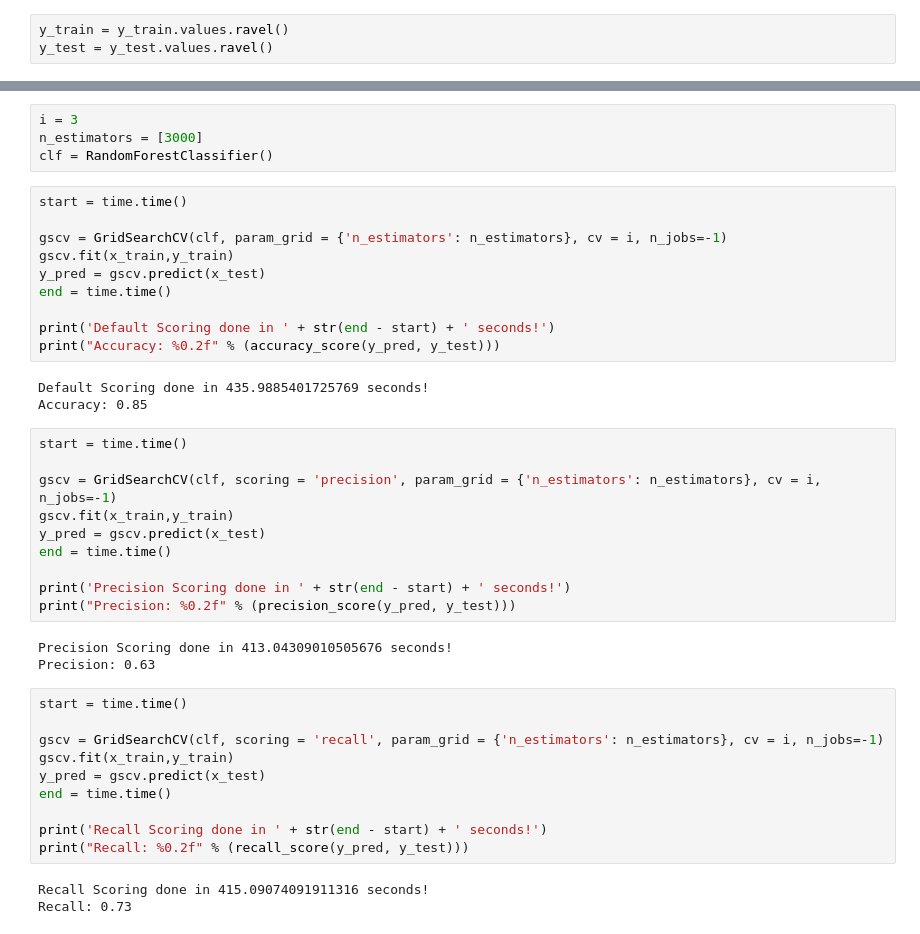
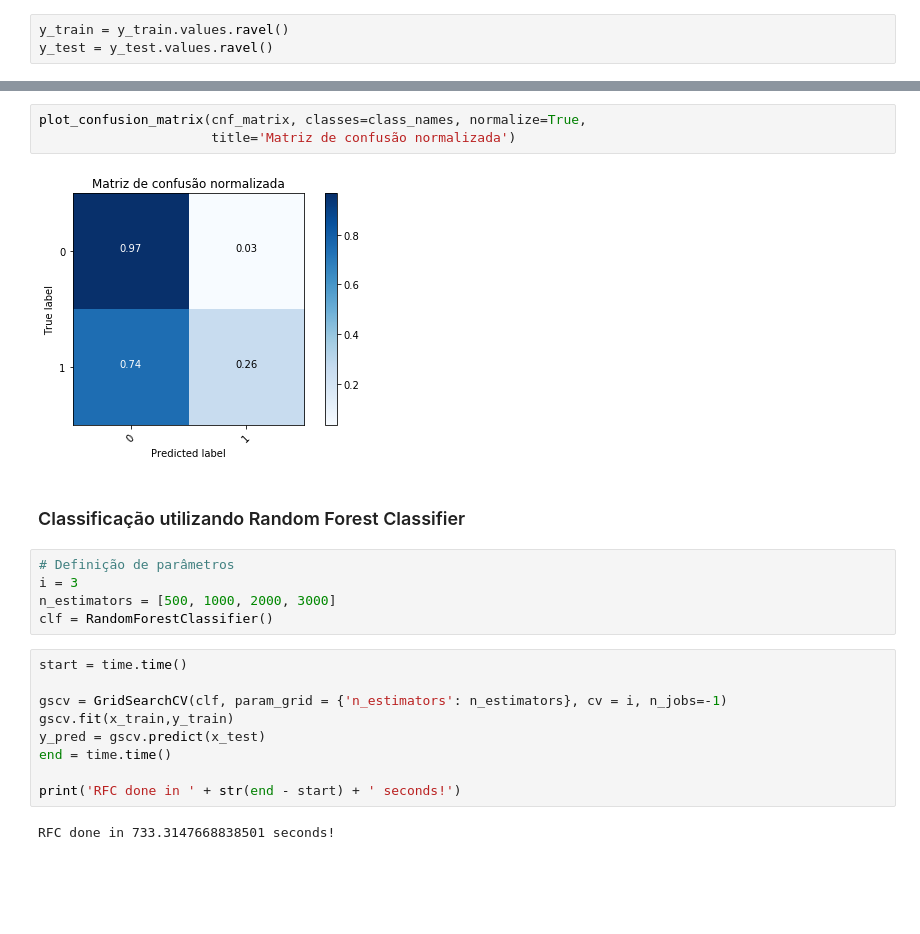
Before and after one commit to FabioHGMartins/data-mining-w2, a Jupyter notebook: tp2.ipynb, the cells around one changed output, grey strips where cells are left out. Cells and saved outputs as stored; diff of their text form; blank space fills up the shorter version.

```diff
--- a/tp2.ipynb
+++ b/tp2.ipynb
@@ -87,6 +163,14 @@ y_test = y_test.values.ravel()
+# %%
+plot_confusion_matrix(cnf_matrix, classes=class_names, normalize=True,
+                      title='Matriz de confusão normalizada')
+# %% [output]
+[figure, added]
+# %% [markdown]
+### Classificação utilizando Random Forest Classifier
 # %%
+# Definição de parâmetros
 i = 3
-n_estimators = [3000]
+n_estimators = [500, 1000, 2000, 3000]
 clf = RandomForestClassifier()
 # %%
 start = time.time()
@@ -96,34 +180,6 @@ gscv.fit(x_train,y_train)
 y_pred = gscv.predict(x_test)
 end = time.time()
 
-print('Default Scoring done in ' + str(end - start) + ' seconds!')
-print("Accuracy: %0.2f" % (accuracy_score(y_pred, y_test)))
+print('RFC done in ' + str(end - start) + ' seconds!')
 # %% [output]
-Default Scoring done in 435.9885401725769 seconds!
-Accuracy: 0.85
+RFC done in 733.3147668838501 seconds!
-# %%
-start = time.time()
-
-gscv = GridSearchCV(clf, scoring = 'precision', param_grid = {'n_estimators': n_estimators}, cv = i, n_jobs=-1)
-gscv.fit(x_train,y_train)
-y_pred = gscv.predict(x_test)
-end = time.time()
-
-print('Precision Scoring done in ' + str(end - start) + ' seconds!')
-print("Precision: %0.2f" % (precision_score(y_pred, y_test)))
-# %% [output]
-Precision Scoring done in 413.04309010505676 seconds!
-Precision: 0.63
-# %%
-start = time.time()
-
-gscv = GridSearchCV(clf, scoring = 'recall', param_grid = {'n_estimators': n_estimators}, cv = i, n_jobs=-1)
-gscv.fit(x_train,y_train)
-y_pred = gscv.predict(x_test)
-end = time.time()
-
-print('Recall Scoring done in ' + str(end - start) + ' seconds!')
-print("Recall: %0.2f" % (recall_score(y_pred, y_test)))
-# %% [output]
-Recall Scoring done in 415.09074091911316 seconds!
-Recall: 0.73
```
Also changed, not shown: parts of 29 cells of this notebook, 1 other file.
